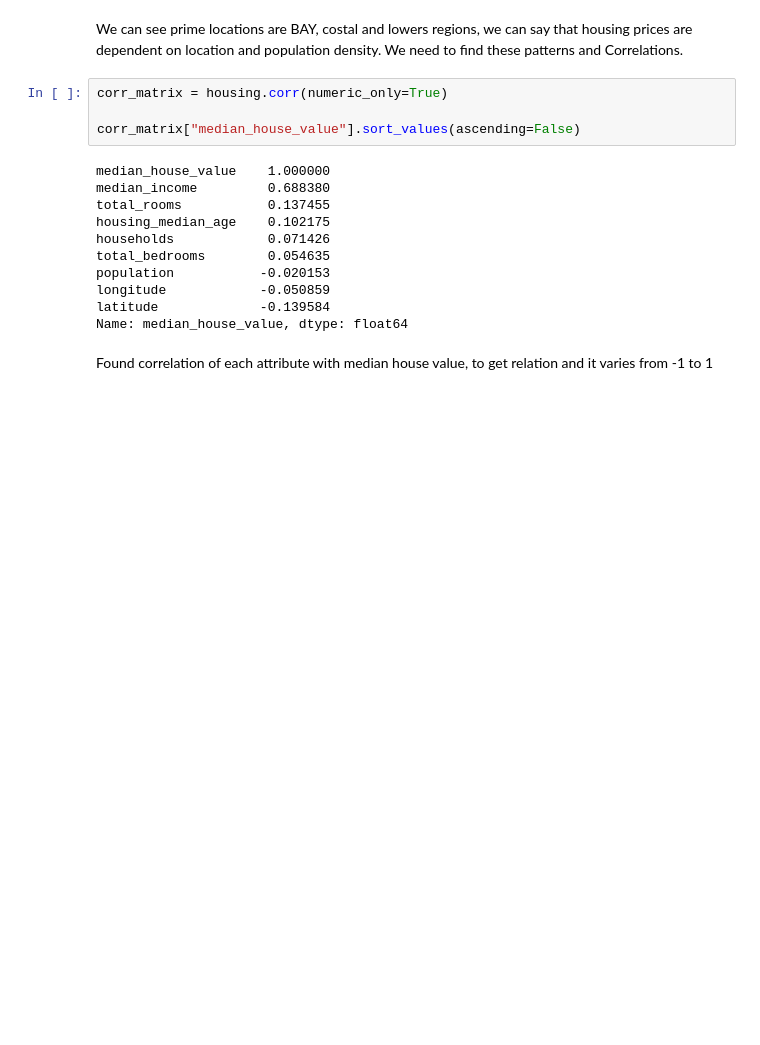
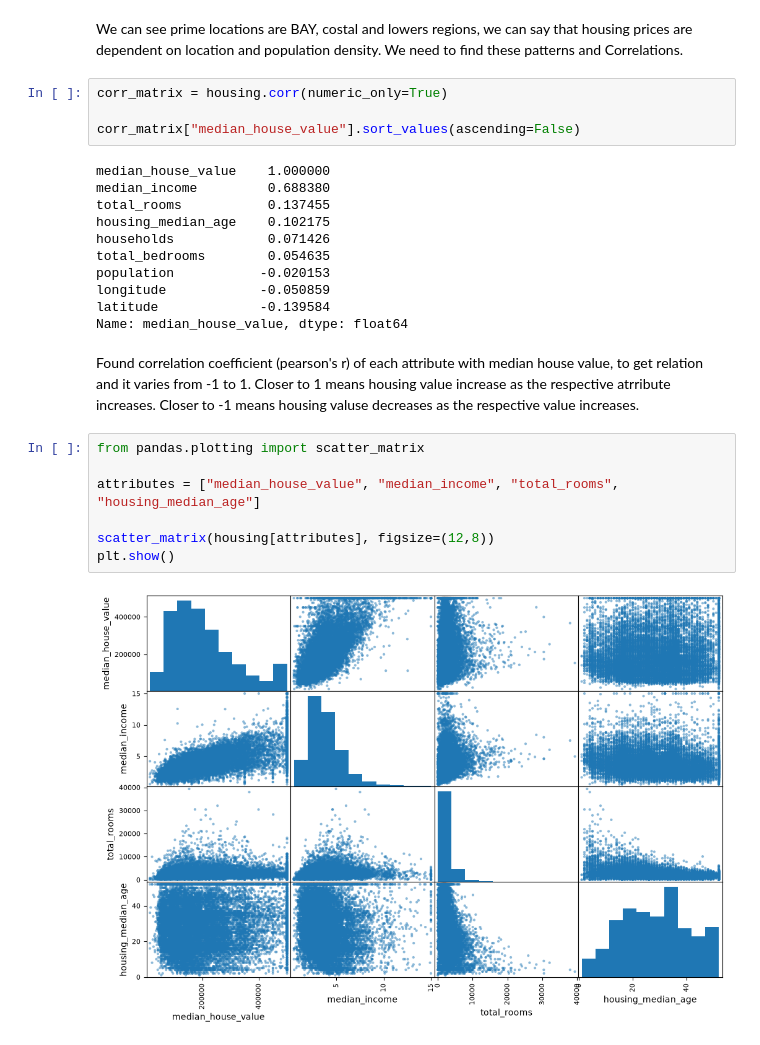
Before and after one commit to AtulKale1011/REALESTATECOMPANY, a Jupyter notebook: test.ipynb, the cells around one changed output. Cells and saved outputs as stored; diff of their text form; blank space fills up the shorter version.

Commit message:
found correlation co-efficients and verified the relation through graphs and also created and used new attributes.

```diff
--- a/test.ipynb
+++ b/test.ipynb
@@ -152,4 +152,13 @@ longitude            -0.050859
 latitude             -0.139584
 Name: median_house_value, dtype: float64
 # %% [markdown]
-Found correlation of each attribute with median house value, to get relation and it varies from -1 to 1
+Found correlation coefficient (pearson's r) of each attribute with median house value, to get relation and it varies from -1 to 1. Closer to 1 means housing value increase as the respective atrribute increases. Closer to -1 means housing valuse decreases as the respective value increases.
+# %%
+from pandas.plotting import scatter_matrix
+
+attributes = ["median_house_value", "median_income", "total_rooms", "housing_median_age"]
+
+scatter_matrix(housing[attributes], figsize=(12,8))
+plt.show()
+# %% [output]
+[figure, added]
```
Also changed, not shown: parts of 5 cells of this notebook.
